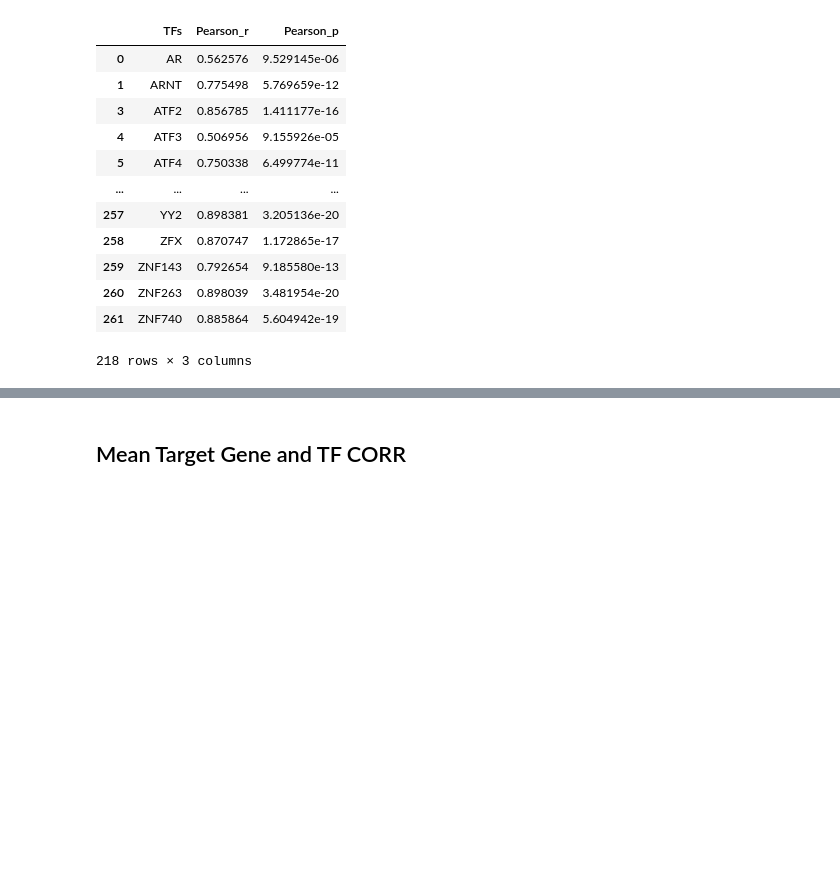
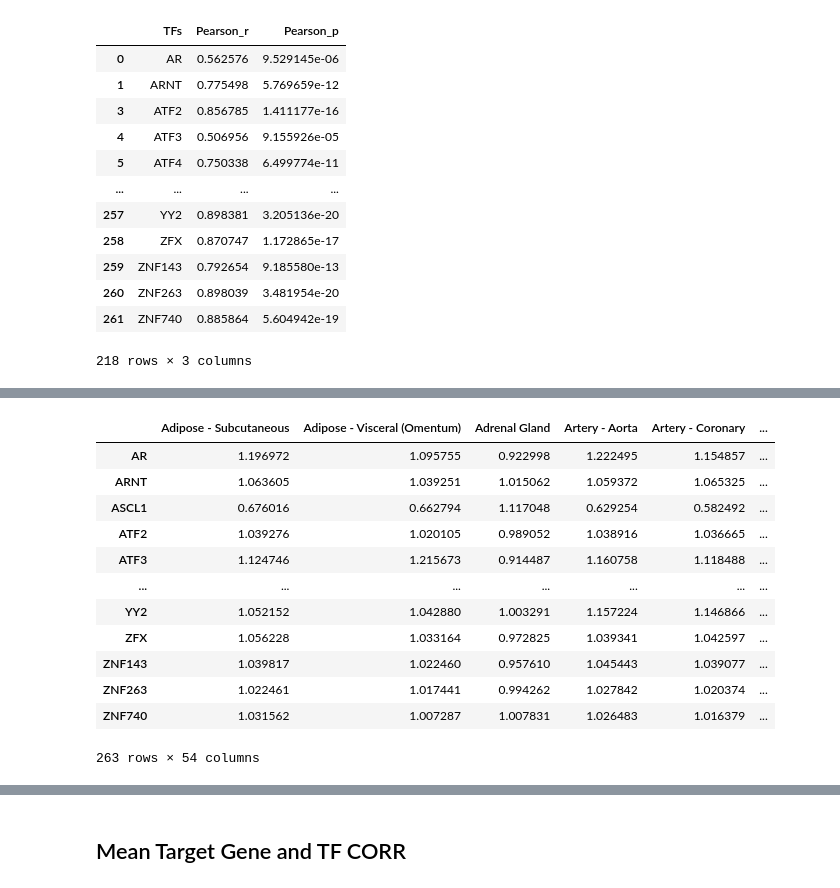
Before and after one commit to JulianMeigen/Bachelor, a Jupyter notebook: E_Single_TFBS/Ensemble_TF_Genexpr.ipynb, the cells around one changed output, grey strips where cells are left out. Drawn from its saved outputs; the diff is of its cells as text; code cells hidden in the pictures; blank space fills up the shorter version.

```diff
--- a/E_Single_TFBS/Ensemble_TF_Genexpr.ipynb
+++ b/E_Single_TFBS/Ensemble_TF_Genexpr.ipynb
@@ -288,0 +519,12 @@ pearson_TF_Target_Expr_red
+# %%
+def get_only_non_NAN(tf_expr, target_expr, tissue_name):
+    # REMOVE NANS for both Arrays
+    mask = ~np.isnan(tf_expr[tissue])
+    mean_target_expr = target_expr[tissue][mask]
+    single_tf_expr = tf_expr[tissue][mask]
+    return mean_target_expr, single_tf_expr
+
+def pearson_tf_target_expr_for_tissue(tf_expr, target_expr, tissue_name):
+    # REMOVE NANS for both Arrays
+    mean_target_expr, single_tf_expr = get_only_non_NAN(tf_expr, target_expr, tissue_name)
+    return pearsonr(mean_target_expr, single_tf_expr)
@@ -288,0 +580,22 @@ pearson_TF_Target_Expr_red
+# %%
+# NORM to ROW MEAN. Every Value is normalized by its mean value over all tissues. Therefore only the differences between the tissues matter.
+# Verschieben der linearen Skala in den positiven Bereich
+expr_for_tf_df_log_pos = expr_for_tf_df_log + abs(expr_for_tf_df_log.min().min())
+mean_expr_for_tf_pos = expr_for_tf_df_log.mean(axis=1) + abs(expr_for_tf_df_log.min().min())
+
+NORM_tf_expr = expr_for_tf_df_log_pos.apply(lambda x: x/mean_expr_for_tf_pos)
+NORM_tf_expr
+# %% [output]
+|  | Adipose - Subcutaneous | Adipose - Visceral (Omentum) | Adrenal Gland | Artery - Aorta | Artery - Coronary | ... |
+| AR | 1.196972 | 1.095755 | 0.922998 | 1.222495 | 1.154857 | ... |
+| ARNT | 1.063605 | 1.039251 | 1.015062 | 1.059372 | 1.065325 | ... |
+| ASCL1 | 0.676016 | 0.662794 | 1.117048 | 0.629254 | 0.582492 | ... |
+| ATF2 | 1.039276 | 1.020105 | 0.989052 | 1.038916 | 1.036665 | ... |
+| ATF3 | 1.124746 | 1.215673 | 0.914487 | 1.160758 | 1.118488 | ... |
+| ... | ... | ... | ... | ... | ... | ... |
+| YY2 | 1.052152 | 1.042880 | 1.003291 | 1.157224 | 1.146866 | ... |
+| ZFX | 1.056228 | 1.033164 | 0.972825 | 1.039341 | 1.042597 | ... |
+| ZNF143 | 1.039817 | 1.022460 | 0.957610 | 1.045443 | 1.039077 | ... |
+| ZNF263 | 1.022461 | 1.017441 | 0.994262 | 1.027842 | 1.020374 | ... |
+| ZNF740 | 1.031562 | 1.007287 | 1.007831 | 1.026483 | 1.016379 | ... |
+263 rows × 54 columns
```
Also changed, not shown: parts of 33 cells of this notebook, 3 other files.
